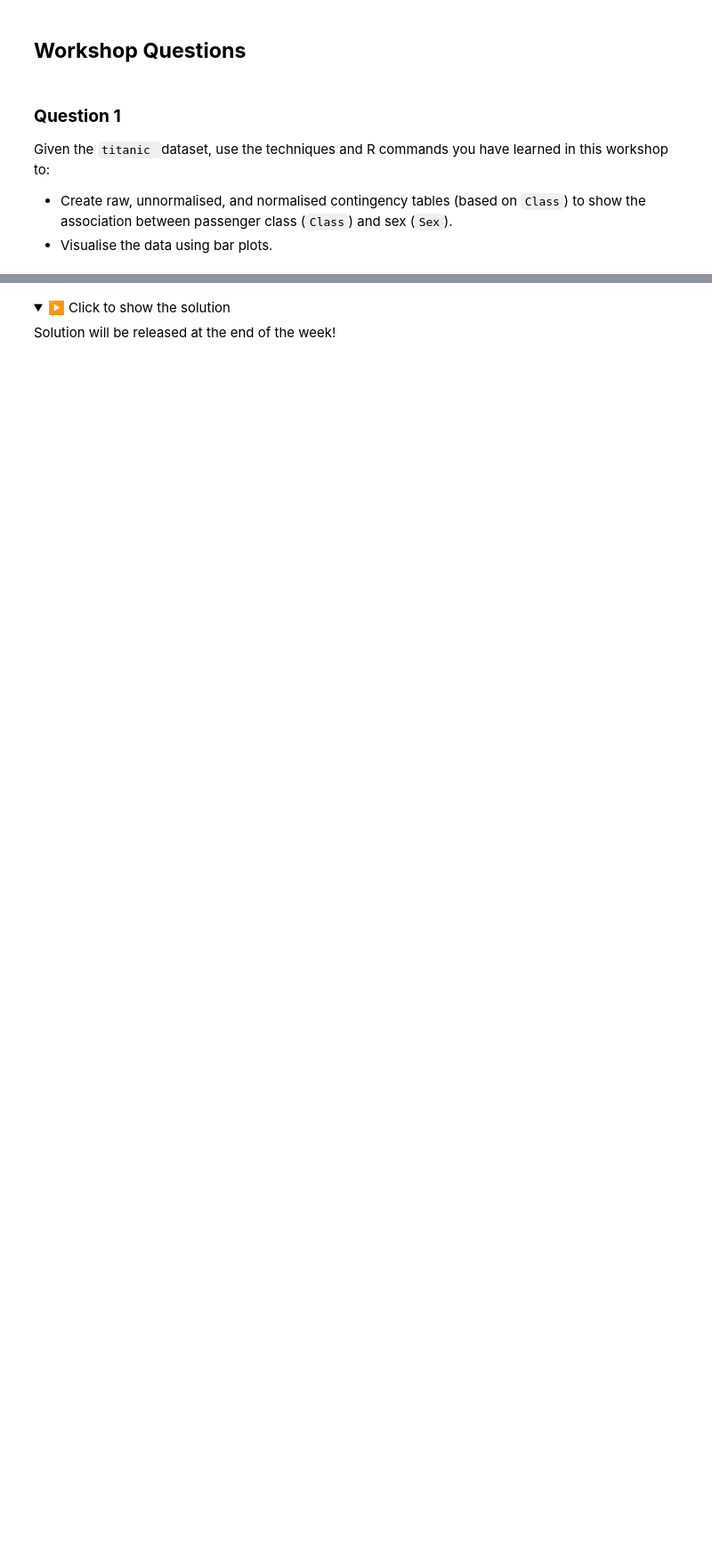
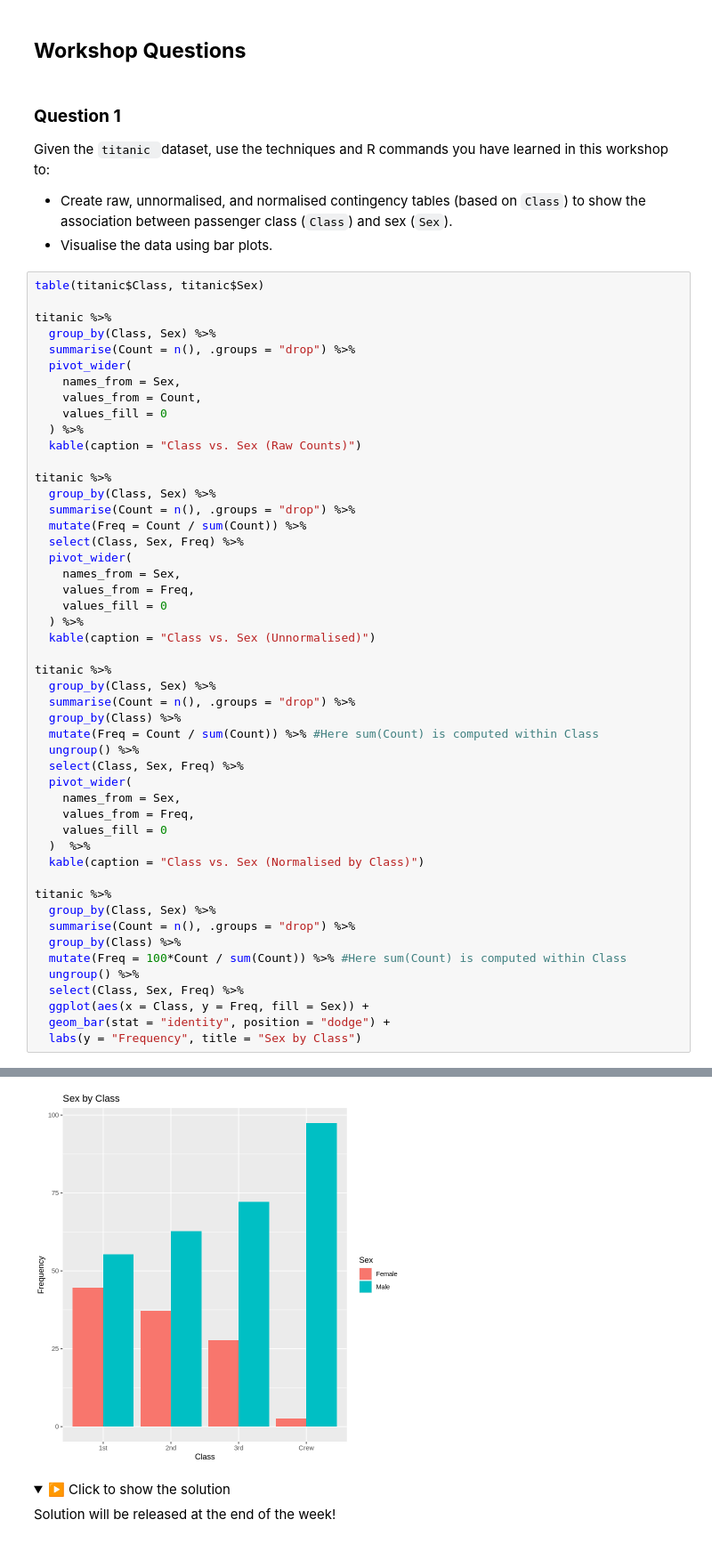
Before and after one commit to ashley0426/MXB107, a Jupyter notebook: notebooks/Week_3.ipynb, the cells around one changed output, grey strips where cells are left out. Shown at 89% size. Drawn from its saved outputs; the diff is of its cells as text; folded sections open; blank space fills up the shorter version.

```diff
--- a/notebooks/Week_3.ipynb
+++ b/notebooks/Week_3.ipynb
@@ -704,3 +1005,53 @@ weak_pos %>%
 Given the `titanic `dataset, use the techniques and R commands you have learned in this workshop to:
 - Create raw, unnormalised, and normalised contingency tables (based on `Class`) to show the association between passenger class (`Class`) and sex (`Sex`).
 - Visualise the data using bar plots.
+# %%
+table(titanic$Class, titanic$Sex)
+
+titanic %>%
+  group_by(Class, Sex) %>%
+  summarise(Count = n(), .groups = "drop") %>%
+  pivot_wider(
+    names_from = Sex,
+    values_from = Count,
+    values_fill = 0
+  ) %>%
+  kable(caption = "Class vs. Sex (Raw Counts)")
+
+titanic %>%
+  group_by(Class, Sex) %>%
+  summarise(Count = n(), .groups = "drop") %>%
+  mutate(Freq = Count / sum(Count)) %>%
+  select(Class, Sex, Freq) %>%
+  pivot_wider(
+    names_from = Sex,
+    values_from = Freq,
+    values_fill = 0
+  ) %>%
+  kable(caption = "Class vs. Sex (Unnormalised)")
+
+titanic %>%
+  group_by(Class, Sex) %>%
+  summarise(Count = n(), .groups = "drop") %>%
+  group_by(Class) %>%
+  mutate(Freq = Count / sum(Count)) %>% #Here sum(Count) is computed within Class
+  ungroup() %>%
+  select(Class, Sex, Freq) %>%
+  pivot_wider(
+    names_from = Sex,
+    values_from = Freq,
+    values_fill = 0
+  )  %>%
+  kable(caption = "Class vs. Sex (Normalised by Class)")
+
+titanic %>%
+  group_by(Class, Sex) %>%
+  summarise(Count = n(), .groups = "drop") %>%
+  group_by(Class) %>%
+  mutate(Freq = 100*Count / sum(Count)) %>% #Here sum(Count) is computed within Class
+  ungroup() %>%
+  select(Class, Sex, Freq) %>%
+  ggplot(aes(x = Class, y = Freq, fill = Sex)) +
+  geom_bar(stat = "identity", position = "dodge") +
+  labs(y = "Frequency", title = "Sex by Class")
+# %% [output]
@@ -707,3 +1087,4 @@ Given the `titanic `dataset, use the techniques and R commands you have learned
+[figure, added]
 # %% [markdown]
 <details>
 <summary>▶️ Click to show the solution </summary>
```
Also changed, not shown: parts of 45 cells of this notebook.
